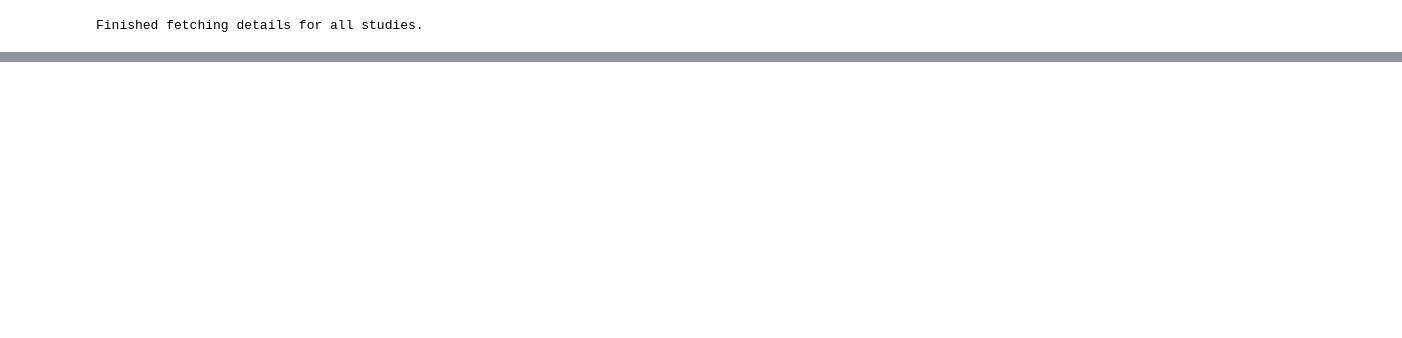
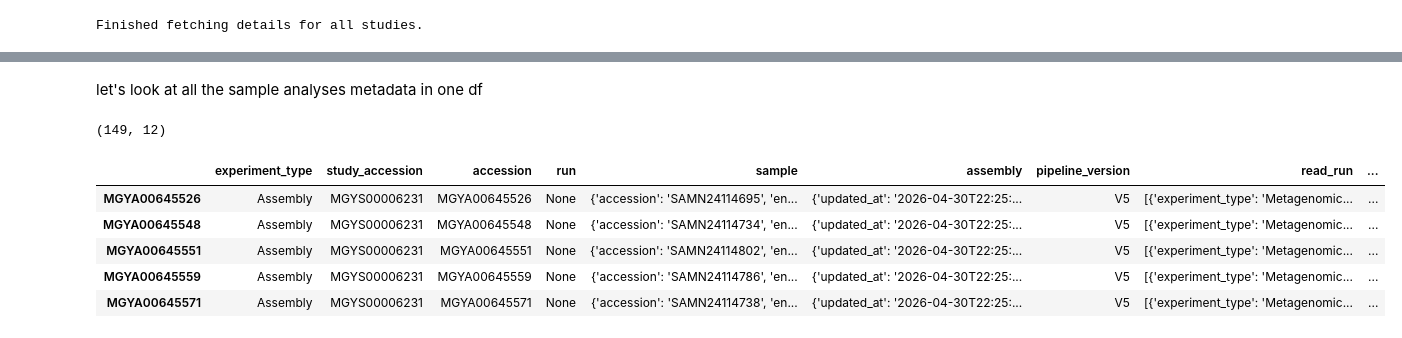
Before and after one commit to EBI-Metagenomics/mgnipy, a Jupyter notebook: docs/tutorials/getting-started/demo-mgnify-tomatoes.ipynb, the cells around one changed output, grey strips where cells are left out. Cells and saved outputs as stored; diff of their text form; code cells hidden in the pictures; blank space fills up the shorter version.

```diff
--- a/docs/tutorials/getting-started/demo-mgnify-tomatoes.ipynb
+++ b/docs/tutorials/getting-started/demo-mgnify-tomatoes.ipynb
@@ -165,0 +249,29 @@ study_details['MGYS00010296'].analyses
+# %%
+import asyncio
+
+study_details_dict = filtered_studies.details
+
+analyses_details = []
+
+for study_id, study_detail in study_details_dict.items():
+
+    # verbose
+    print(f"Study {study_id}")
+
+    # populating list of analyses for the study
+    study_analyses_list = study_detail.analyses
+
+    # get the analyses details
+    while True:
+        # get details for the next analysis
+        det = await study_analyses_list.aget_detail()
+        # adding a delay to avoid overwhelming the API
+        await asyncio.sleep(0.5)
+        # if no more analyses to fetch details for, break the loop
+        if det is None:
+            print("Finished fetching details for all analyses.")
+            break
+
+    print(f"Number of analyses for study {study_id}: {len(study_analyses_list)}\n")
+
+    analyses_details.append(study_analyses_list.details_df)
@@ -165,0 +334,18 @@ study_details['MGYS00010296'].analyses
+# %% [markdown]
+let's look at all the sample analyses metadata in one df
+# %%
+import pandas as pd
+
+# concat the list of analyses details dataframes into one dataframe
+tomato_analyses = pd.concat(analyses_details)
+# take a look
+print(tomato_analyses.shape)
+tomato_analyses.head()
+# %% [output]
+(149, 12)
+|  | experiment_type | study_accession | accession | run | sample | assembly | pipeline_version | read_run | ... |
+| MGYA00645526 | Assembly | MGYS00006231 | MGYA00645526 | None | {'accession': 'SAMN24114695', 'en... | {'updated_at': '2026-04-30T22:25:... | V5 | [{'experiment_type': 'Metagenomic... | ... |
+| MGYA00645548 | Assembly | MGYS00006231 | MGYA00645548 | None | {'accession': 'SAMN24114734', 'en... | {'updated_at': '2026-04-30T22:25:... | V5 | [{'experiment_type': 'Metagenomic... | ... |
+| MGYA00645551 | Assembly | MGYS00006231 | MGYA00645551 | None | {'accession': 'SAMN24114802', 'en... | {'updated_at': '2026-04-30T22:25:... | V5 | [{'experiment_type': 'Metagenomic... | ... |
+| MGYA00645559 | Assembly | MGYS00006231 | MGYA00645559 | None | {'accession': 'SAMN24114786', 'en... | {'updated_at': '2026-04-30T22:25:... | V5 | [{'experiment_type': 'Metagenomic... | ... |
+| MGYA00645571 | Assembly | MGYS00006231 | MGYA00645571 | None | {'accession': 'SAMN24114738', 'en... | {'updated_at': '2026-04-30T22:25:... | V5 | [{'experiment_type': 'Metagenomic... | ... |
```
Also changed, not shown: parts of 21 cells of this notebook, 28 other files.
